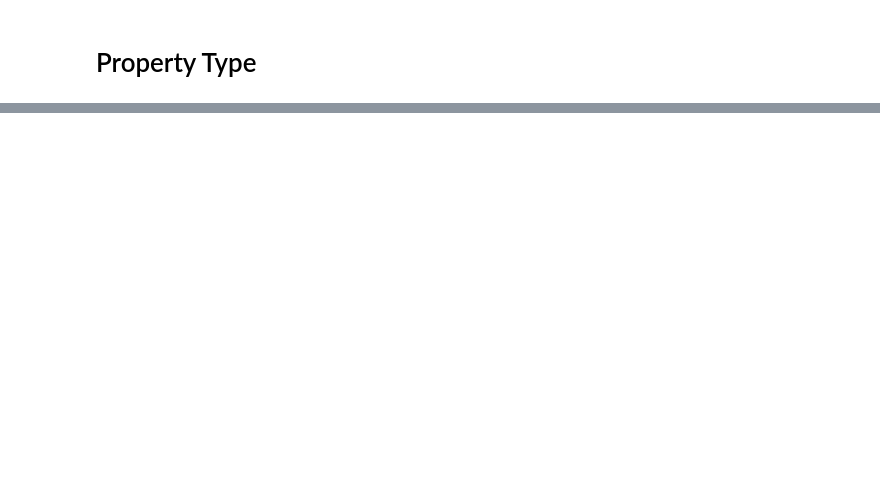
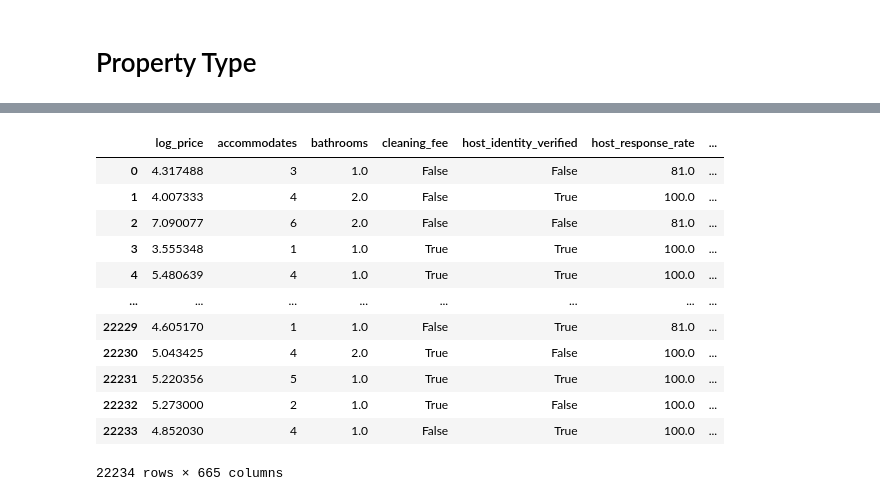
Before and after one commit to patch-me/airbnb-predict, a Jupyter notebook: myProject.ipynb, the cells around one changed output, grey strips where cells are left out. Saved outputs shown, nothing was run; the diff lists cells and outputs as text; code cells hidden in the pictures; blank space fills up the shorter version.

```diff
--- a/myProject.ipynb
+++ b/myProject.ipynb
@@ -538,0 +500,7 @@ data
+# %%
+# Encodage des variables catégorielles
+X_num = data.select_dtypes(exclude='object')
+X_cat = data.select_dtypes(include='object')
+encoder = OneHotEncoder(sparse_output=False)
+X_encoded = encoder.fit_transform(X_cat)
+X_encoded
@@ -538,0 +515,3 @@ data
+# %%
+categorical_columns = [f'{col}_{cat}' for i, col in enumerate(X_cat.columns) for cat in encoder.categories_[i]]
+categorical_columns
@@ -538,0 +536,3 @@ data
+# %%
+one_hot_features = pd.DataFrame(X_encoded, columns=categorical_columns)
+one_hot_features
@@ -538,0 +553,17 @@ data
+# %%
+X_processed = X_num.join(one_hot_features)
+X_processed
+# %% [output]
+|  | log_price | accommodates | bathrooms | cleaning_fee | host_identity_verified | host_response_rate | ... |
+| 0 | 4.317488 | 3 | 1.0 | False | False | 81.0 | ... |
+| 1 | 4.007333 | 4 | 2.0 | False | True | 100.0 | ... |
+| 2 | 7.090077 | 6 | 2.0 | False | False | 81.0 | ... |
+| 3 | 3.555348 | 1 | 1.0 | True | True | 100.0 | ... |
+| 4 | 5.480639 | 4 | 1.0 | True | True | 100.0 | ... |
+| ... | ... | ... | ... | ... | ... | ... | ... |
+| 22229 | 4.605170 | 1 | 1.0 | False | True | 81.0 | ... |
+| 22230 | 5.043425 | 4 | 2.0 | True | False | 100.0 | ... |
+| 22231 | 5.220356 | 5 | 1.0 | True | True | 100.0 | ... |
+| 22232 | 5.273000 | 2 | 1.0 | True | False | 100.0 | ... |
+| 22233 | 4.852030 | 4 | 1.0 | False | True | 100.0 | ... |
+22234 rows × 665 columns
```
Also changed, not shown: parts of 27 cells of this notebook.
